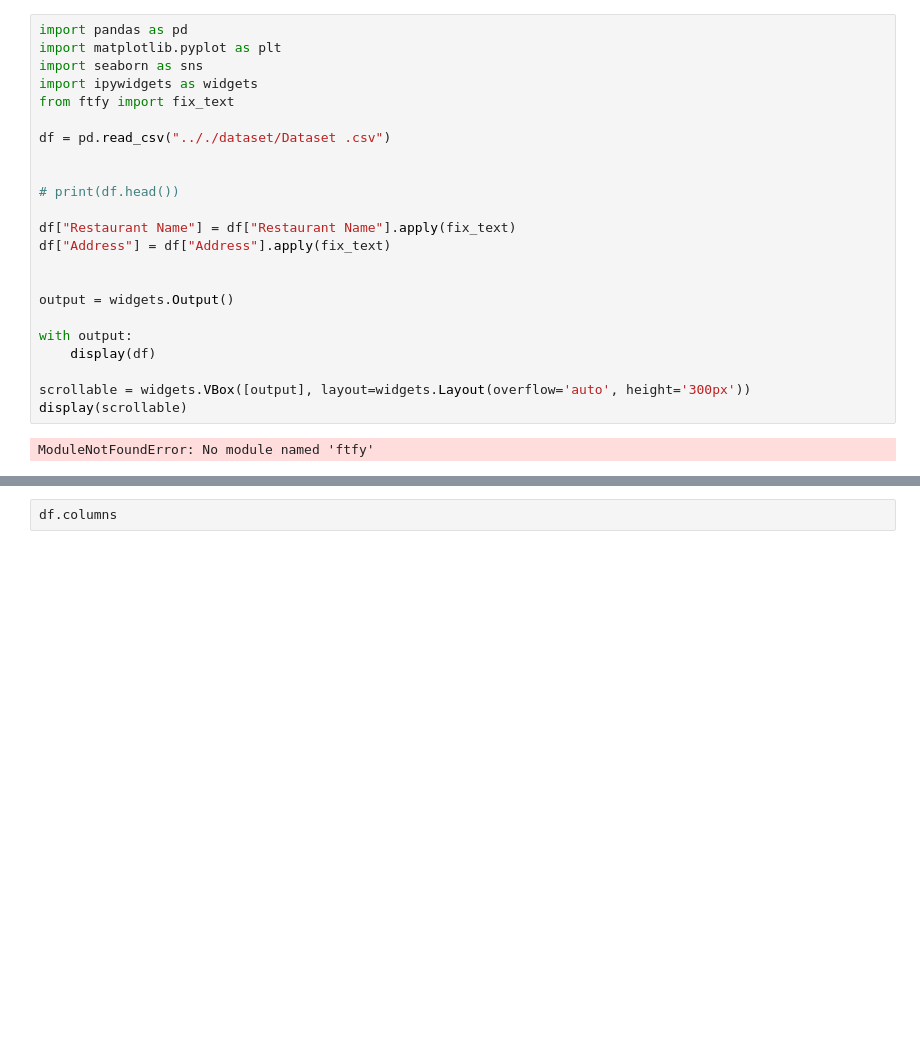
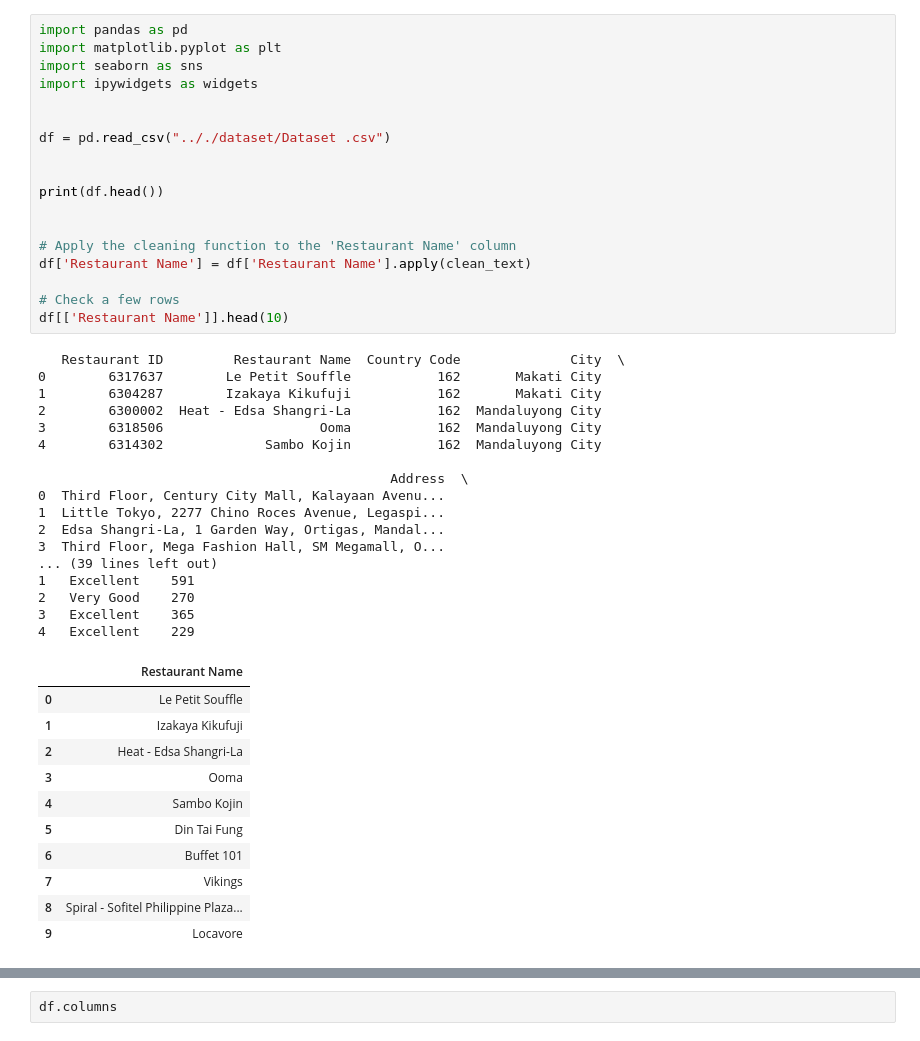
Before and after one commit to Rupal0912/restaurant-rating-prediction, a Jupyter notebook: Restaurant-Analysis/notebooks/restraunt_notebook.ipynb, the cells around one changed output, grey strips where cells are left out. Drawn from its saved outputs; the diff is of its cells as text; blank space fills up the shorter version.

```diff
--- a/Restaurant-Analysis/notebooks/restraunt_notebook.ipynb
+++ b/Restaurant-Analysis/notebooks/restraunt_notebook.ipynb
@@ -1,25 +1,47 @@
 # %%
 import pandas as pd
 import matplotlib.pyplot as plt
 import seaborn as sns
 import ipywidgets as widgets
-from ftfy import fix_text
+
 
 df = pd.read_csv(".././dataset/Dataset .csv")
 
 
-# print(df.head())
-
-df["Restaurant Name"] = df["Restaurant Name"].apply(fix_text)
-df["Address"] = df["Address"].apply(fix_text)
+print(df.head())
 
 
-output = widgets.Output()
+# Apply the cleaning function to the 'Restaurant Name' column
+df['Restaurant Name'] = df['Restaurant Name'].apply(clean_text)
 
-with output:
-    display(df)
-
-scrollable = widgets.VBox([output], layout=widgets.Layout(overflow='auto', height='300px'))
-display(scrollable)
+# Check a few rows
+df[['Restaurant Name']].head(10)
 # %% [output]
-ModuleNotFoundError: No module named 'ftfy'
+   Restaurant ID         Restaurant Name  Country Code              City  \
+0        6317637        Le Petit Souffle           162       Makati City
+1        6304287        Izakaya Kikufuji           162       Makati City
+2        6300002  Heat - Edsa Shangri-La           162  Mandaluyong City
+3        6318506                    Ooma           162  Mandaluyong City
+4        6314302             Sambo Kojin           162  Mandaluyong City
+
+                                             Address  \
+0  Third Floor, Century City Mall, Kalayaan Avenu...
+1  Little Tokyo, 2277 Chino Roces Avenue, Legaspi...
+2  Edsa Shangri-La, 1 Garden Way, Ortigas, Mandal...
+3  Third Floor, Mega Fashion Hall, SM Megamall, O...
+... (39 lines left out)
+1   Excellent    591
+2   Very Good    270
+3   Excellent    365
+4   Excellent    229
+|  | Restaurant Name |
+| 0 | Le Petit Souffle |
+| 1 | Izakaya Kikufuji |
+| 2 | Heat - Edsa Shangri-La |
+| 3 | Ooma |
+| 4 | Sambo Kojin |
+| 5 | Din Tai Fung |
+| 6 | Buffet 101 |
+| 7 | Vikings |
+| 8 | Spiral - Sofitel Philippine Plaza... |
+| 9 | Locavore |
```
Also changed, not shown: parts of 1 cell of this notebook, 2 other files.
